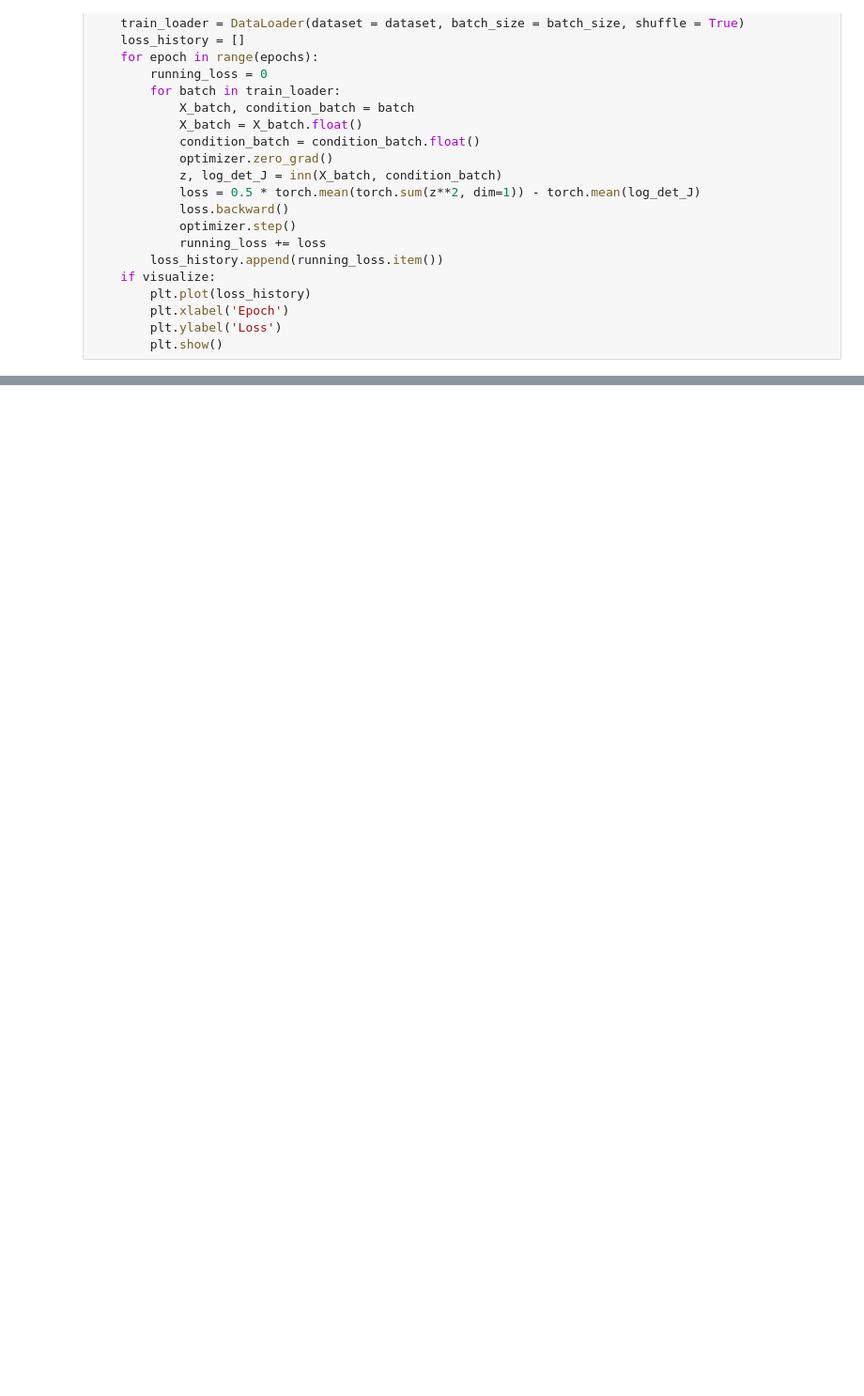
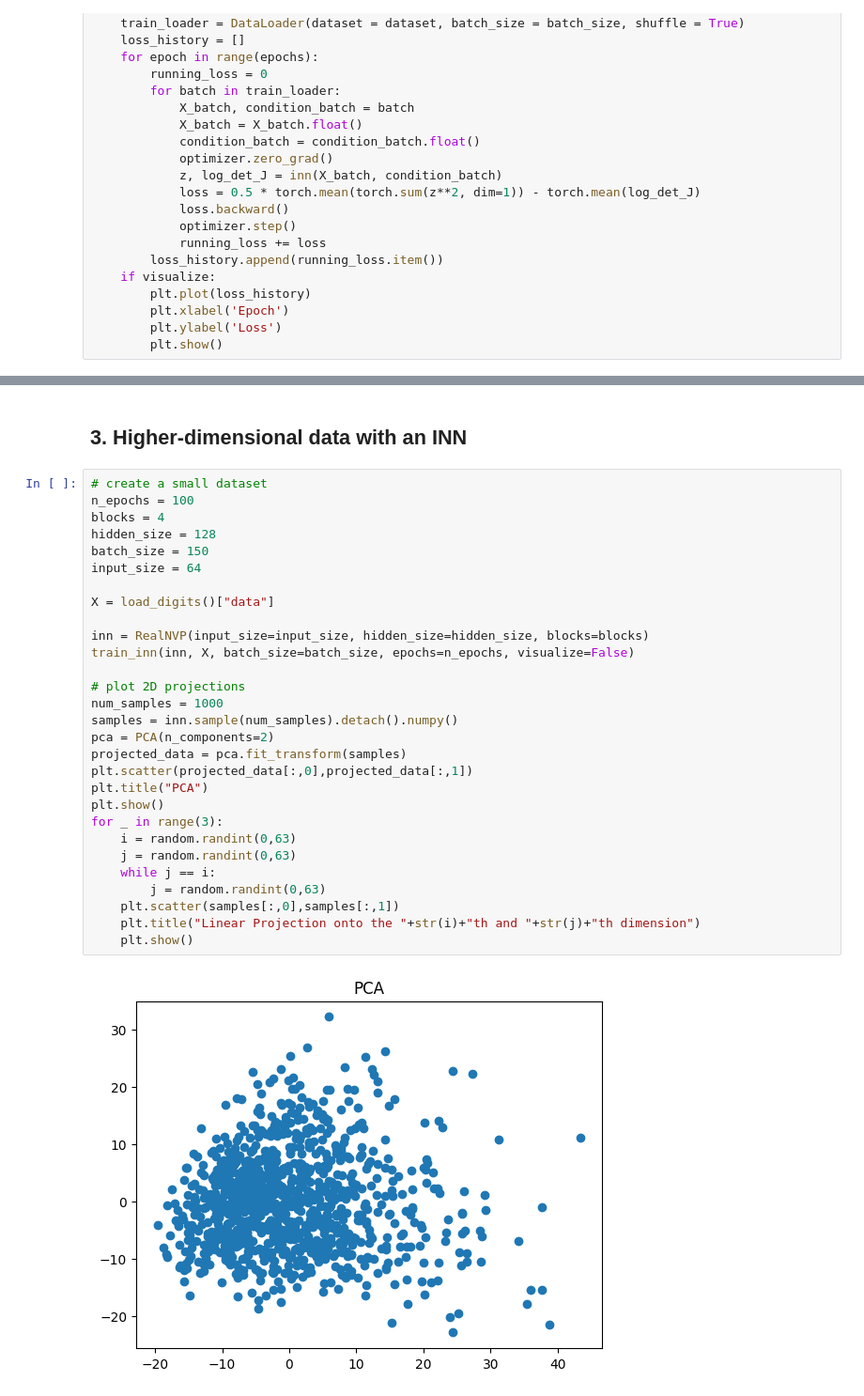
Before and after one commit to Max-Hi/GenNN, a Jupyter notebook: Exercise_3/normalizing-flows.ipynb, the cells around one changed output, grey strips where cells are left out. Shown at 94% size. Cells and saved outputs as stored; diff of their text form; blank space fills up the shorter version.

```diff
--- a/Exercise_3/normalizing-flows.ipynb
+++ b/Exercise_3/normalizing-flows.ipynb
@@ -641,0 +642,33 @@ plt.show()
+# %% [markdown]
+## 3. Higher-dimensional data with an INN
+# %%
+# create a small dataset
+n_epochs = 100
+blocks = 4
+hidden_size = 128
+batch_size = 150
+input_size = 64
+
+X = load_digits()["data"]
+
+inn = RealNVP(input_size=input_size, hidden_size=hidden_size, blocks=blocks)
+train_inn(inn, X, batch_size=batch_size, epochs=n_epochs, visualize=False)
+
+# plot 2D projections
+num_samples = 1000
+samples = inn.sample(num_samples).detach().numpy()
+pca = PCA(n_components=2)
+projected_data = pca.fit_transform(samples)
+plt.scatter(projected_data[:,0],projected_data[:,1])
+plt.title("PCA")
+plt.show()
+for _ in range(3):
+    i = random.randint(0,63)
+    j = random.randint(0,63)
+    while j == i:
+        j = random.randint(0,63)
+    plt.scatter(samples[:,0],samples[:,1])
+    plt.title("Linear Projection onto the "+str(i)+"th and "+str(j)+"th dimension")
+    plt.show()
+# %% [output]
+[figure, added]
```
Also changed, not shown: parts of 20 cells of this notebook, 7 other files.
